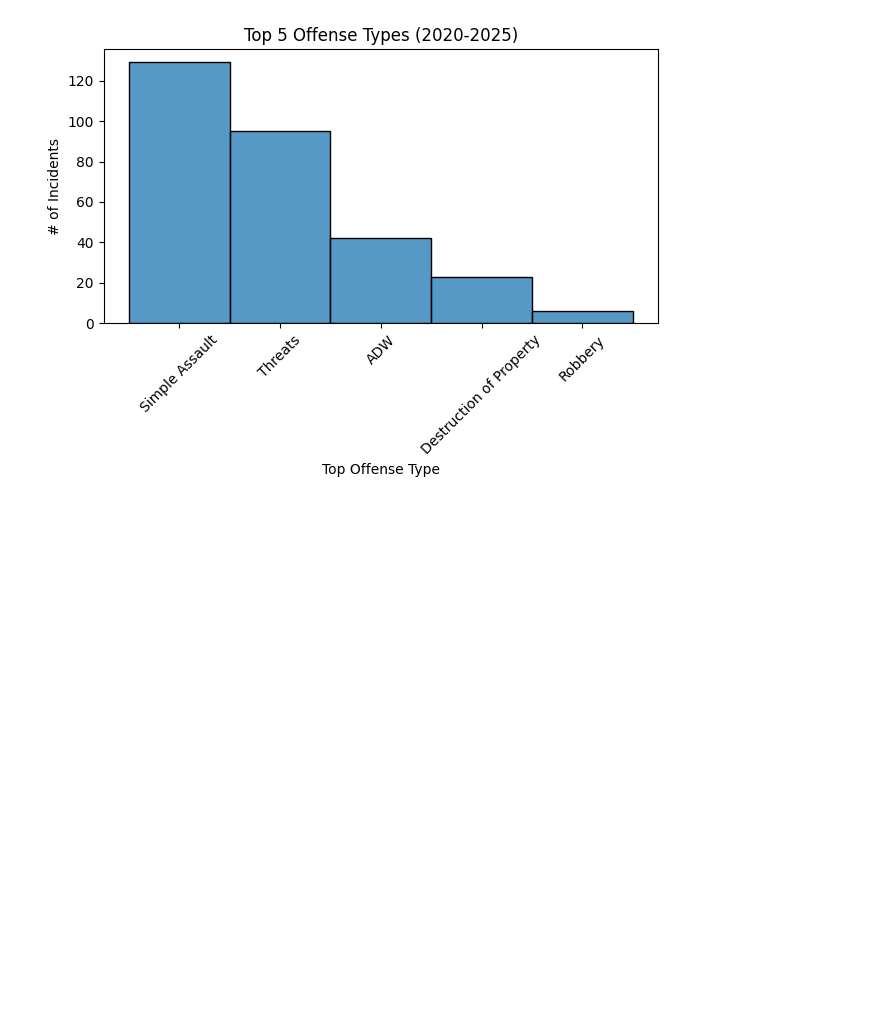
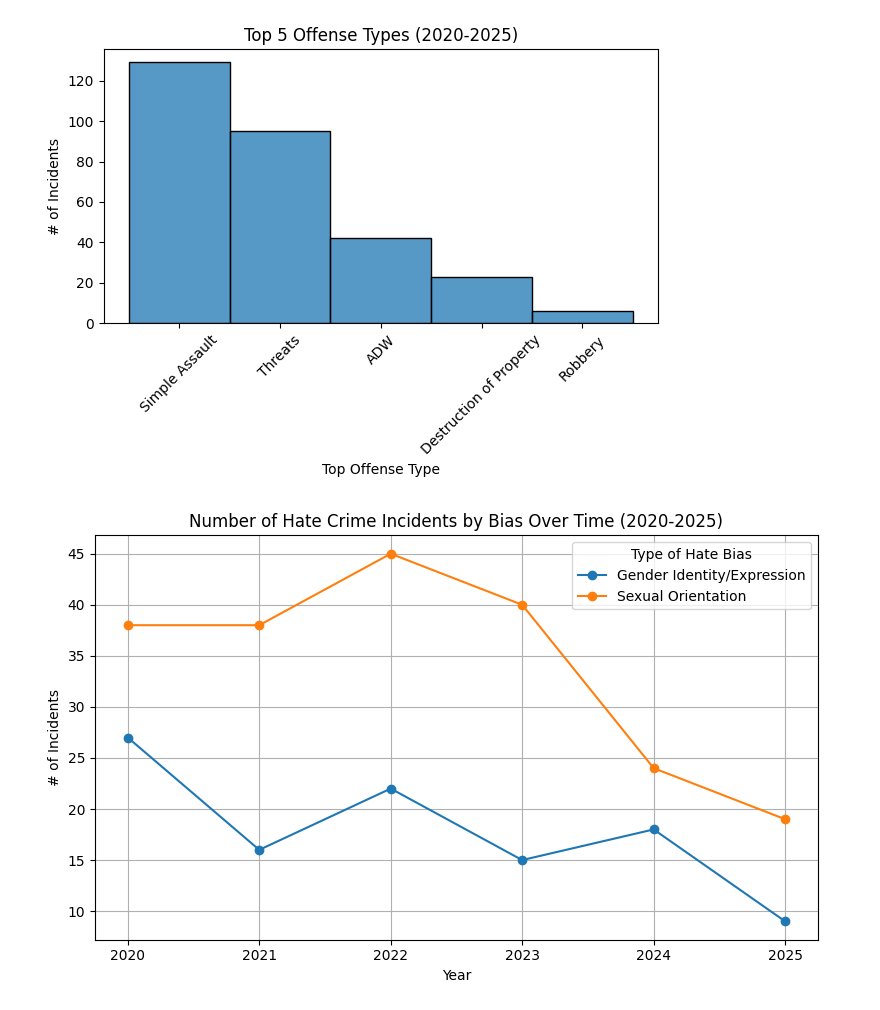
Before and after one commit to amarinmcg/datacampprojectpractices, a Jupyter notebook: hatecrimeanalysis/hatecrimeanalysis.ipynb, the cells around one changed output. Cells and saved outputs as stored; diff of their text form; code cells hidden in the pictures; blank space fills up the shorter version.

```diff
--- a/hatecrimeanalysis/hatecrimeanalysis.ipynb
+++ b/hatecrimeanalysis/hatecrimeanalysis.ipynb
@@ -261,3 +273,18 @@ plt.tight_layout()
 plt.show()
 # %% [output]
 [figure]
+# %%
+# Group by 'Report Year' and 'Type of Hate Bias', then count incidents
+bias_year_counts = filteredIncidents.groupby(['Report Year', 'Type of Hate Bias']).size().unstack(fill_value=0)
+
+# Plot the over time for each hate bias
+bias_year_counts.plot(kind='line', marker='o', figsize=(8, 5))
+plt.title('Number of Hate Crime Incidents by Bias Over Time (2020-2025)')
+plt.xlabel('Year')
+plt.ylabel('# of Incidents')
+plt.legend(title='Type of Hate Bias')
+plt.grid(True)
+plt.tight_layout()
+plt.show()
+# %% [output]
+[figure, added]
```
Also changed, not shown: parts of 2 cells of this notebook.
